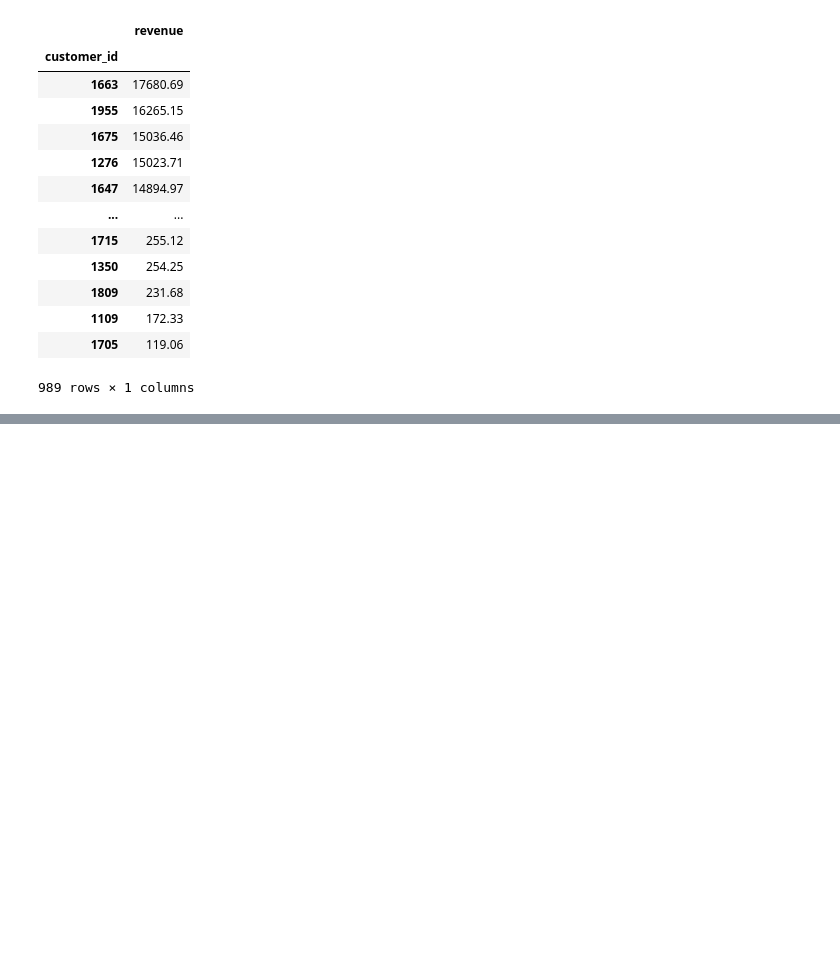
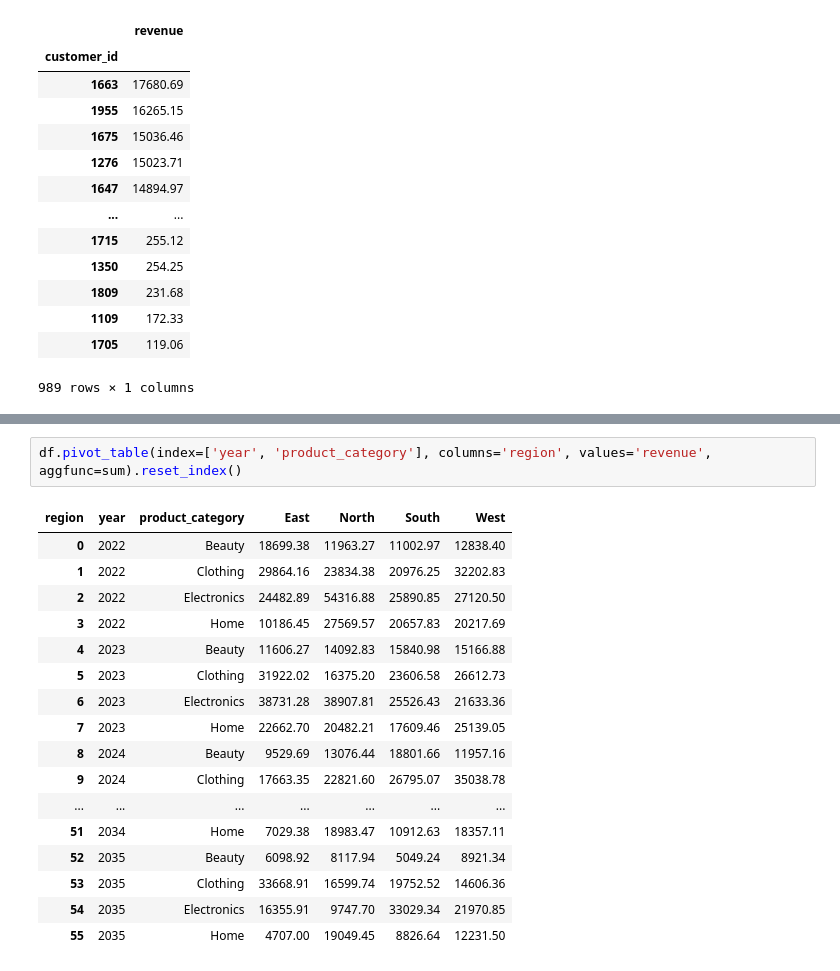
Before and after one commit to harshit00052/super-store-data-analysis, a Jupyter notebook: project/main.ipynb, the cells around one changed output, grey strips where cells are left out. Drawn from its saved outputs; the diff is of its cells as text; blank space fills up the shorter version.

```diff
--- a/project/main.ipynb
+++ b/project/main.ipynb
@@ -164,0 +194,20 @@ df.groupby('customer_id').agg({'revenue':'sum'}).sort_values(by=['revenue'], asc
+# %%
+df.pivot_table(index=['year', 'product_category'], columns='region', values='revenue', aggfunc=sum).reset_index()
+# %% [output]
+| region | year | product_category | East | North | South | West |
+| 0 | 2022 | Beauty | 18699.38 | 11963.27 | 11002.97 | 12838.40 |
+| 1 | 2022 | Clothing | 29864.16 | 23834.38 | 20976.25 | 32202.83 |
+| 2 | 2022 | Electronics | 24482.89 | 54316.88 | 25890.85 | 27120.50 |
+| 3 | 2022 | Home | 10186.45 | 27569.57 | 20657.83 | 20217.69 |
+| 4 | 2023 | Beauty | 11606.27 | 14092.83 | 15840.98 | 15166.88 |
+| 5 | 2023 | Clothing | 31922.02 | 16375.20 | 23606.58 | 26612.73 |
+| 6 | 2023 | Electronics | 38731.28 | 38907.81 | 25526.43 | 21633.36 |
+| 7 | 2023 | Home | 22662.70 | 20482.21 | 17609.46 | 25139.05 |
+| 8 | 2024 | Beauty | 9529.69 | 13076.44 | 18801.66 | 11957.16 |
+| 9 | 2024 | Clothing | 17663.35 | 22821.60 | 26795.07 | 35038.78 |
+| ... | ... | ... | ... | ... | ... | ... |
+| 51 | 2034 | Home | 7029.38 | 18983.47 | 10912.63 | 18357.11 |
+| 52 | 2035 | Beauty | 6098.92 | 8117.94 | 5049.24 | 8921.34 |
+| 53 | 2035 | Clothing | 33668.91 | 16599.74 | 19752.52 | 14606.36 |
+| 54 | 2035 | Electronics | 16355.91 | 9747.70 | 33029.34 | 21970.85 |
+| 55 | 2035 | Home | 4707.00 | 19049.45 | 8826.64 | 12231.50 |
```
Also changed, not shown: parts of 7 cells of this notebook, 1 other file.
